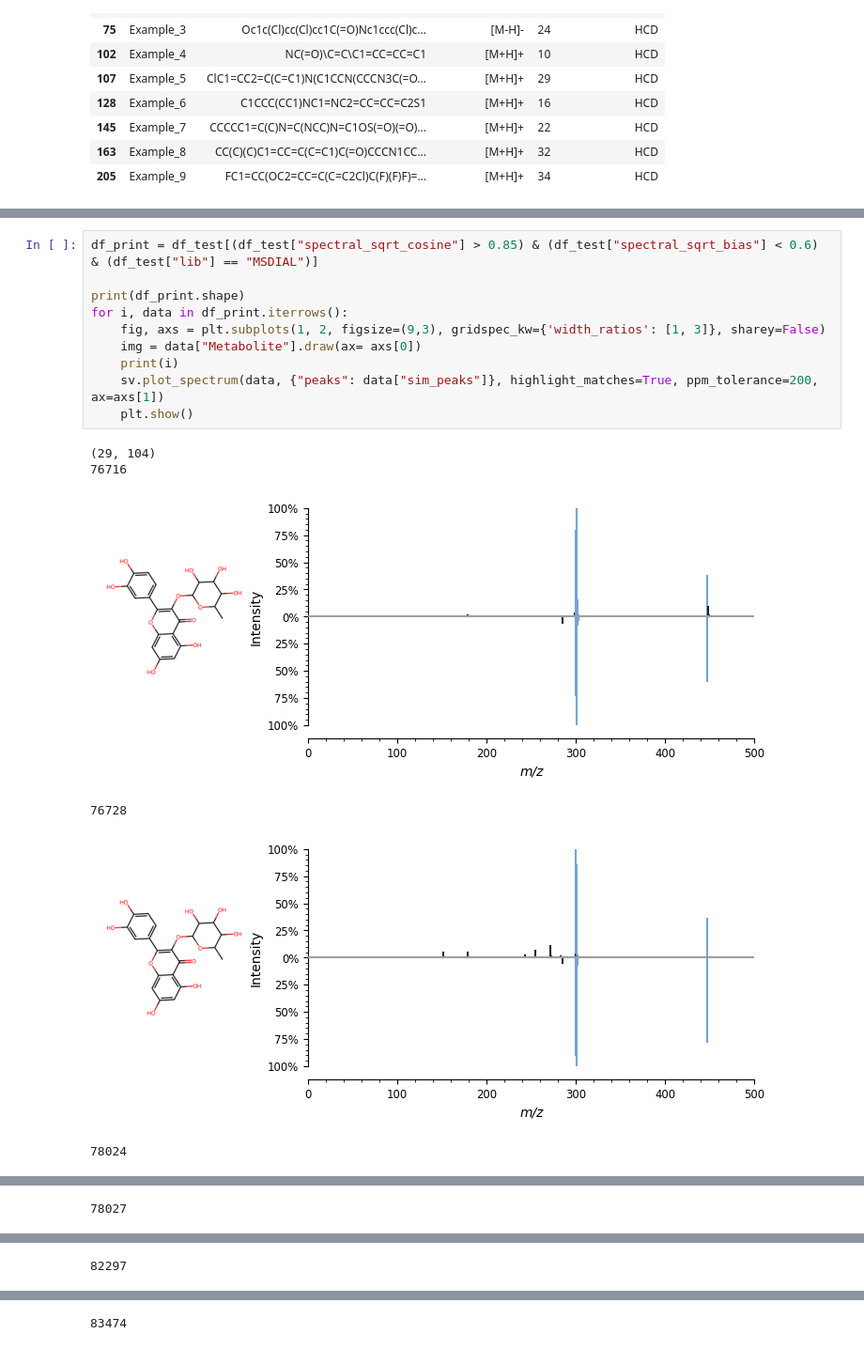
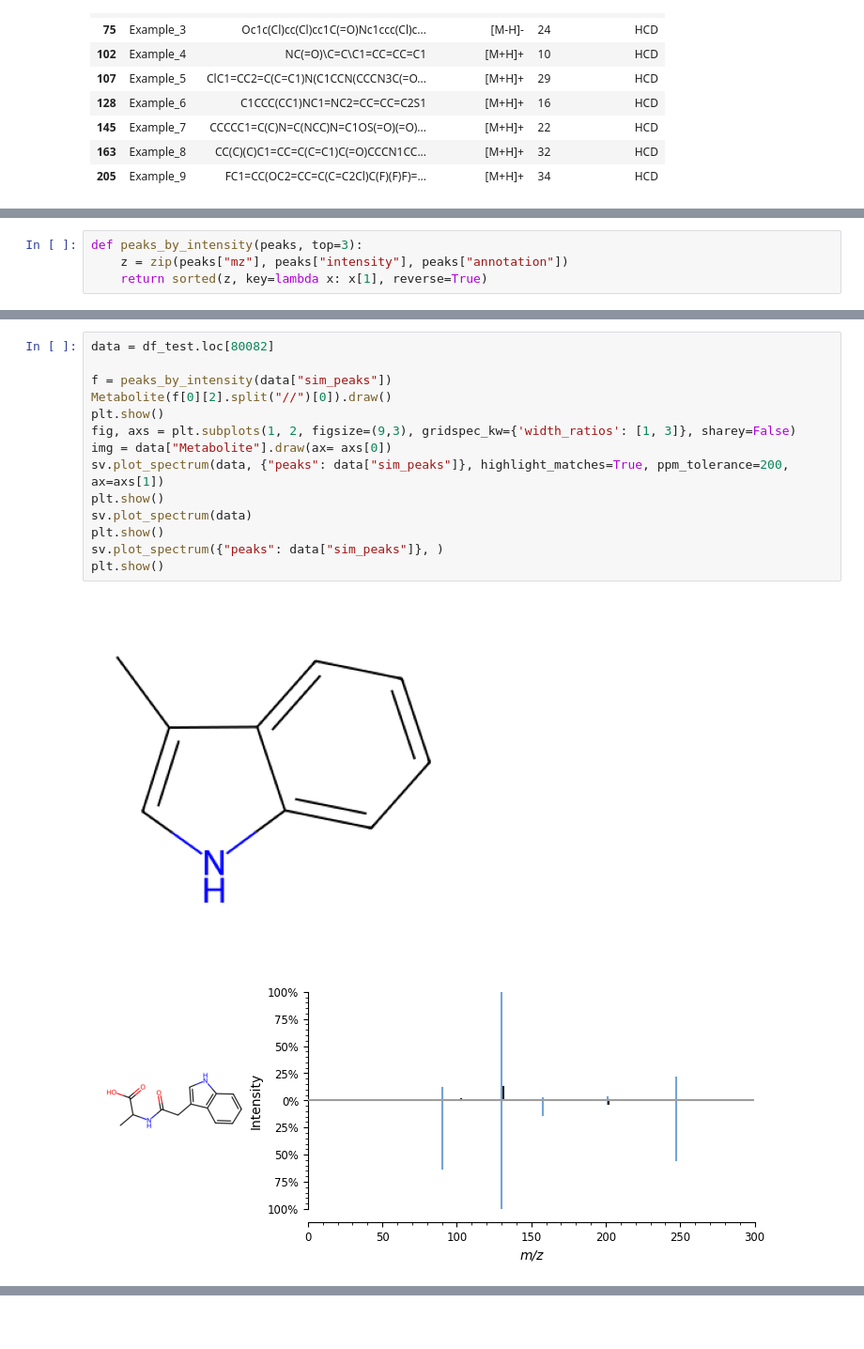
Before and after one commit to BAMeScience/fiora, a Jupyter notebook: notebooks/test_model.ipynb, the cells around one changed output, grey strips where cells are left out. Shown at 94% size. Cells and saved outputs as stored; diff of their text form; blank space fills up the shorter version.

```diff
--- a/notebooks/test_model.ipynb
+++ b/notebooks/test_model.ipynb
@@ -997,3 +997,7 @@ for i, data in df_print.iterrows():
 [figure]
 163
 [figure]
+# %%
+def peaks_by_intensity(peaks, top=3):
+    z = zip(peaks["mz"], peaks["intensity"], peaks["annotation"])
+    return sorted(z, key=lambda x: x[1], reverse=True)
@@ -1000,17 +1027,17 @@ for i, data in df_print.iterrows():
 # %%
-df_print = df_test[(df_test["spectral_sqrt_cosine"] > 0.85) & (df_test["spectral_sqrt_bias"] < 0.6) & (df_test["lib"] == "MSDIAL")]
+data = df_test.loc[80082]
 
-print(df_print.shape)
-for i, data in df_print.iterrows():
-    fig, axs = plt.subplots(1, 2, figsize=(9,3), gridspec_kw={'width_ratios': [1, 3]}, sharey=False)
-    img = data["Metabolite"].draw(ax= axs[0])
-    print(i)
-    sv.plot_spectrum(data, {"peaks": data["sim_peaks"]}, highlight_matches=True, ppm_tolerance=200, ax=axs[1])
-    plt.show()
+f = peaks_by_intensity(data["sim_peaks"])
+Metabolite(f[0][2].split("//")[0]).draw()
+plt.show()
+fig, axs = plt.subplots(1, 2, figsize=(9,3), gridspec_kw={'width_ratios': [1, 3]}, sharey=False)
+img = data["Metabolite"].draw(ax= axs[0])
+sv.plot_spectrum(data, {"peaks": data["sim_peaks"]}, highlight_matches=True, ppm_tolerance=200, ax=axs[1])
+plt.show()
+sv.plot_spectrum(data)
+plt.show()
+sv.plot_spectrum({"peaks": data["sim_peaks"]}, )
+plt.show()
 # %% [output]
-(29, 104)
-76716
-[figure, old version]
+[figure, new version]
-76728
-[figure, old version]
+[figure, new version]
-78024
@@ -1018 +1044,0 @@ for i, data in df_print.iterrows():
-78027
@@ -1020 +1045,0 @@ for i, data in df_print.iterrows():
-82297
@@ -1022 +1045,0 @@ for i, data in df_print.iterrows():
-83474
```
Also changed, not shown: parts of 4 cells of this notebook.
